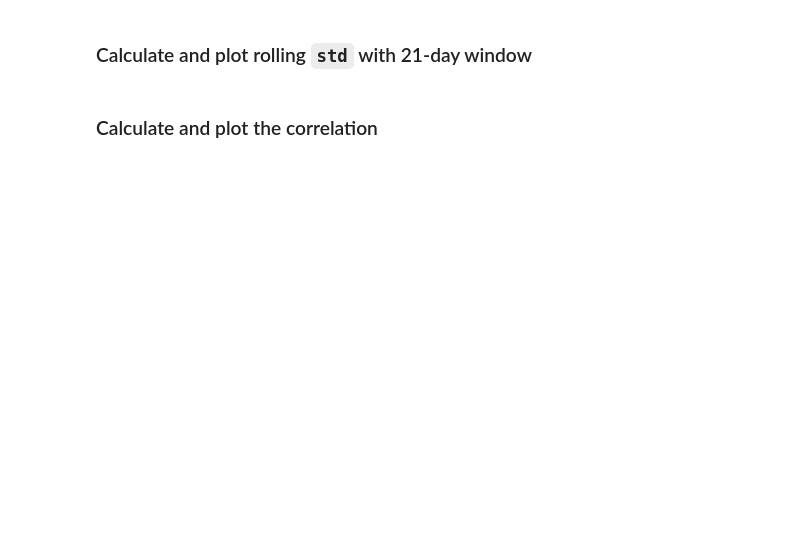
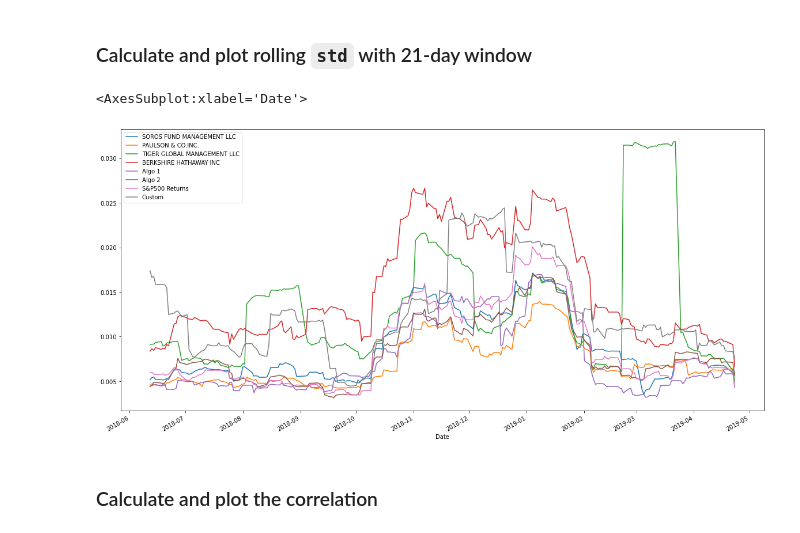
Before and after one commit to robel-codes/portfolio-performance, a Jupyter notebook: whale_analysis.ipynb, the cells around one changed output. Drawn from its saved outputs; the diff is of its cells as text; code cells hidden in the pictures; blank space fills up the shorter version.

```diff
--- a/whale_analysis.ipynb
+++ b/whale_analysis.ipynb
@@ -352,6 +419,7 @@ In this section, you will build your own portfolio of stocks, calculate the retu
 # %%
 # Calculate daily returns
-
+stock_returns_df = combined_df.pct_change()
 # Drop NAs
-
+stock_returns_df.dropna(inplace=True)
 # Display sample data
+stock_returns_df.head()
@@ -362,5 +438,6 @@ In this section, you will build your own portfolio of stocks, calculate the retu
 weights = [1/3, 1/3, 1/3]
 
 # Calculate portfolio return
-
+portfolios_return_df = stock_returns_df.dot(weights)
 # Display sample data
+portfolios_return_df.head()
@@ -368,5 +453,10 @@ weights = [1/3, 1/3, 1/3]
 ## Join your portfolio returns to the DataFrame that contains all of the portfolio returns
 # %%
 # Join your returns DataFrame to the original returns DataFrame
+combined_returns_df = pd.concat([returns_df,portfolios_return_df], axis="columns", join="inner")
+combined_returns_df.rename(columns= {0: "Custom"},inplace = True )
 # %%
 # Only compare dates where return data exists for all the stocks (drop NaNs)
+combined_returns_df.dropna()
+combined_returns_df.sort_index(inplace=True)
+combined_returns_df.head()
@@ -380,8 +492,11 @@ weights = [1/3, 1/3, 1/3]
 ### Calculate and plot rolling `std` with 21-day window
 # %%
 # Calculate rolling standard deviation
-
 # Plot rolling standard deviation
+combined_returns_df.rolling(window=21).std().plot(figsize=(20,10))
+# %% [output]
+<AxesSubplot:xlabel='Date'>
+[figure, added]
 # %% [markdown]
 ### Calculate and plot the correlation
 # %%
```
Also changed, not shown: parts of 26 cells of this notebook.
